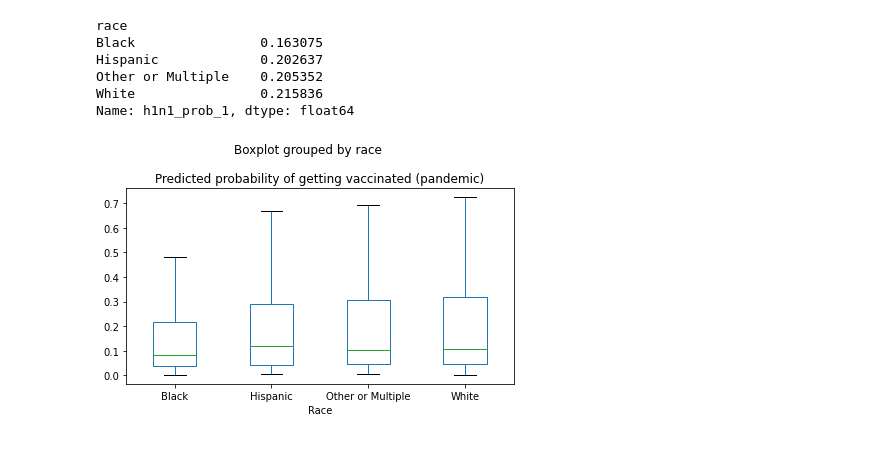
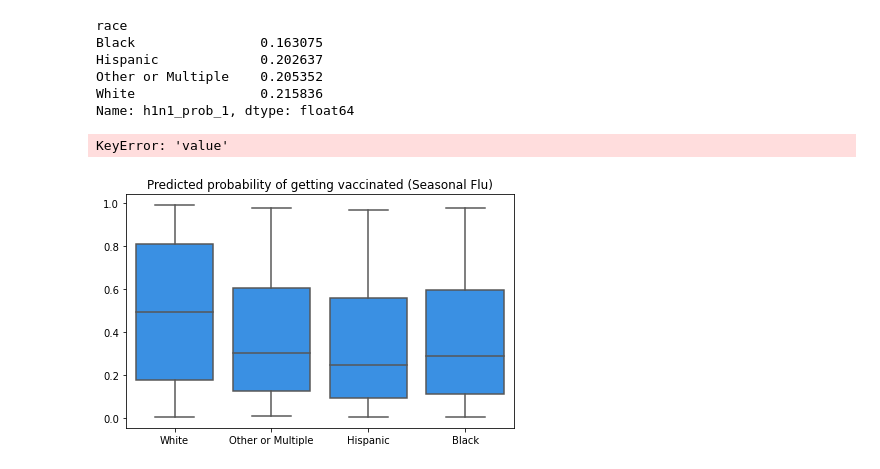
Before and after one commit to AMcqueen1980/H1N1Project, a Jupyter notebook: Emiko/CleanPipeline-Models-EN.ipynb, the cells around one changed output. Saved outputs shown, nothing was run; the diff lists cells and outputs as text; code cells hidden in the pictures.

```diff
--- a/Emiko/CleanPipeline-Models-EN.ipynb
+++ b/Emiko/CleanPipeline-Models-EN.ipynb
@@ -495,7 +618,13 @@ Other or Multiple    0.205352
 White                0.215836
 Name: h1n1_prob_1, dtype: float64
 # %%
-
+ax = df.boxplot(by ='value', column =['category'], grid = False);
+plt.title('')
+plt.suptitle('')
+ax.set_title('');
+ax.set_xlabel("x_label");
+ax.set_ylabel("y_label");
+ax = plt.show()
 
 df.boxplot(column='h1n1_prob_1', by ='race', showfliers = False)
 
@@ -506,6 +635,18 @@ plt.xlabel('Race')
 plt.grid(False)
 plt.tight_layout();
 # %% [output]
-[figure, removed]
+KeyError: 'value'
+# %%
+sns.boxplot(x="race", y="seasonal_prob_1",
+                 data=df, color="dodgerblue")
+
+#plt.title('Predicted probability of getting vaccinated (seasonal flu)')
+plt.title('Predicted probability of getting vaccinated (Seasonal Flu)')
+plt.ylabel('')
+plt.xlabel('')
+plt.grid(False)
+plt.tight_layout();
+# %% [output]
+[figure, added]
 # %%
 
```
Also changed, not shown: parts of 18 cells of this notebook, 3 other files.
